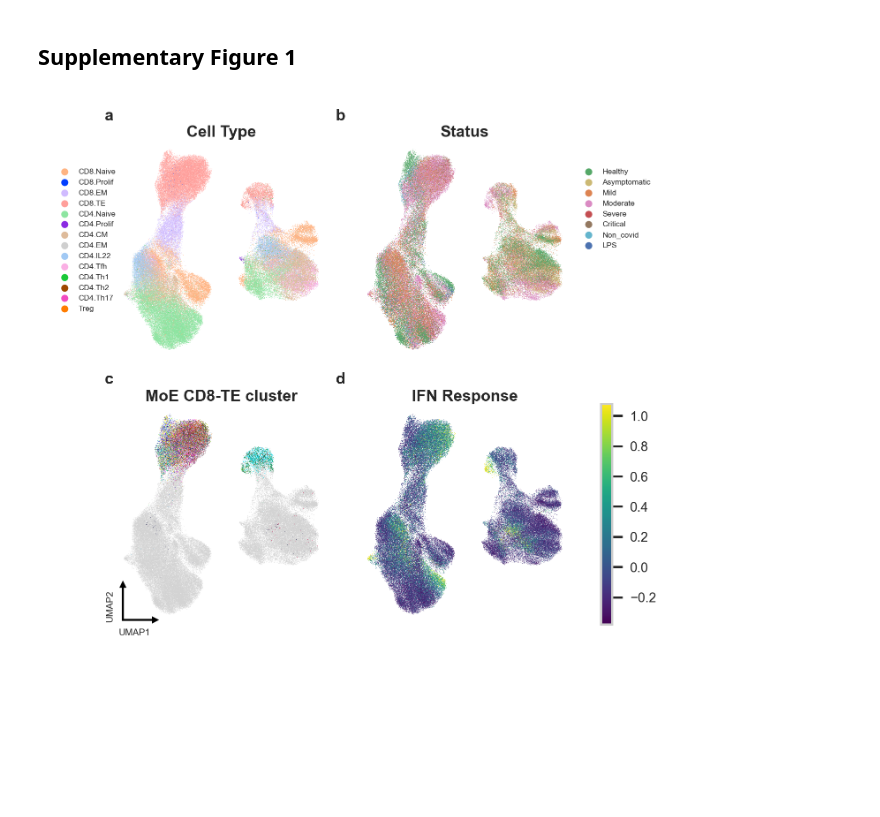
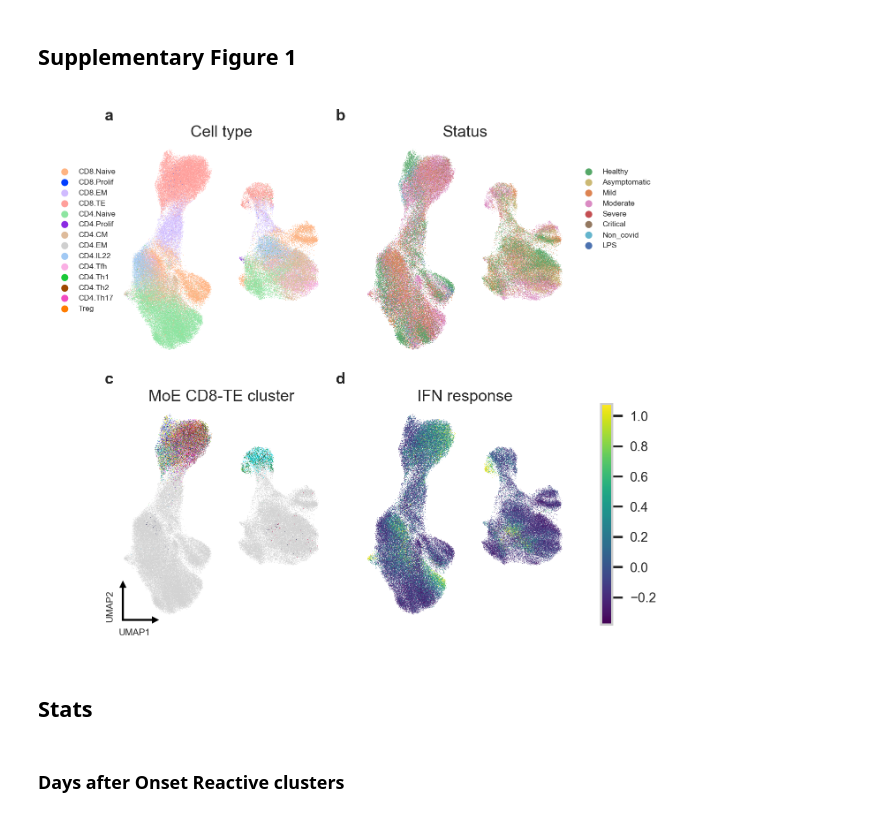
Before and after one commit to SchubertLab/mvTCR_reproducibility, a Jupyter notebook: figure_code/Figure_2_sars_cov.ipynb, the cells around one changed output. Cells and saved outputs as stored; diff of their text form; code cells hidden in the pictures; blank space fills up the shorter version.

```diff
--- a/figure_code/Figure_2_sars_cov.ipynb
+++ b/figure_code/Figure_2_sars_cov.ipynb
@@ -34,7 +34,7 @@ set_font_size(6)
 # %% [markdown]
 ### UMAPs
 # %%
-path_ad = '../results/figX_haniffa_lv.h5ad'
+path_ad = '../results/fig2_haniffa_lv.h5ad'
 adata = sc.read(path_ad)
 # %%
 palette_leiden = adata.uns['leiden_moe_cd8te_colors']
@@ -177,10 +178,10 @@ def plot_umap(adata, grouping, ax, legend=None, ylabel=None, xlabel=None, embedd
         ax.legend([], [], frameon=False)
 
     if ylabel is not None:
-        ax.text(0, 0.5, ylabel, size='large', weight='bold', rotation=90,
+        ax.text(0, 0.5, ylabel, size='large', rotation=90,
                 verticalalignment='center', horizontalalignment='right', transform=ax.transAxes)
     if xlabel is not None:
-        ax.text(0.5, 1., xlabel, size='large', weight='bold',
+        ax.text(0.5, 1., xlabel, size='large',
                 verticalalignment='bottom', horizontalalignment='center', transform=ax.transAxes)
 # %%
 def plot_umap_axis(ax, offset=0):
@@ -471,33 +605,37 @@ gridspecs["gs_a"] = mpl.gridspec.GridSpec(
     height_ratios=[1, 1],
     width_ratios=[1, 1, 0.05],
     wspace=0.2
 )
 
 ax_a = {}
 for i in range(6):
     ax_a[i] = fig.add_subplot(gridspecs["gs_a"][i])
 
 
-plot_umap(adata, 'full_clustering', ax_a[0], xlabel='Cell Type', legend='upper left', order=order_ct, embedding='rna')
+plot_umap(adata, 'full_clustering', ax_a[0], xlabel='Cell type', legend='upper left', order=order_ct, embedding='rna')
 plot_umap(adata, 'Status_on_day_collection_summary', ax_a[1], xlabel='Status', legend='upper right', order=order_status,
           embedding='rna')
 plot_empty(ax_a[2])
 
 plot_umap(adata, 'leiden_moe_cd8te', ax_a[3], xlabel='MoE CD8-TE cluster', embedding='rna')
-plot_umap(adata, 'ifn response_score', ax_a[4], xlabel='IFN Response', embedding='rna')
+plot_umap(adata, 'ifn response_score', ax_a[4], xlabel='IFN response', embedding='rna')
 plot_colorbar(adata, 'ifn response_score', ax_a[5])
 
 plot_umap_axis(ax_a[3], offset=0.05)
 
 fig.text(0.11, 0.91, 'a', size='large', weight='bold')
 fig.text(0.47, 0.91, 'b', size='large', weight='bold')
 fig.text(0.11, 0.50, 'c', size='large', weight='bold')
 fig.text(0.47, 0.50, 'd', size='large', weight='bold')
 
 fig.tight_layout()
 fig.savefig('../figures/s04_haniffa.pdf',
            dpi=DPI, bbox_inches='tight')
 fig.savefig('../figures/s04_haniffa.png',
            dpi=DPI, bbox_inches='tight')
 # %% [output]
-[figure, old version]
+[figure, new version]
+# %% [markdown]
+## Stats
+# %% [markdown]
+### Days after Onset Reactive clusters
```
Also changed, not shown: parts of 30 cells of this notebook, 1 other file.
